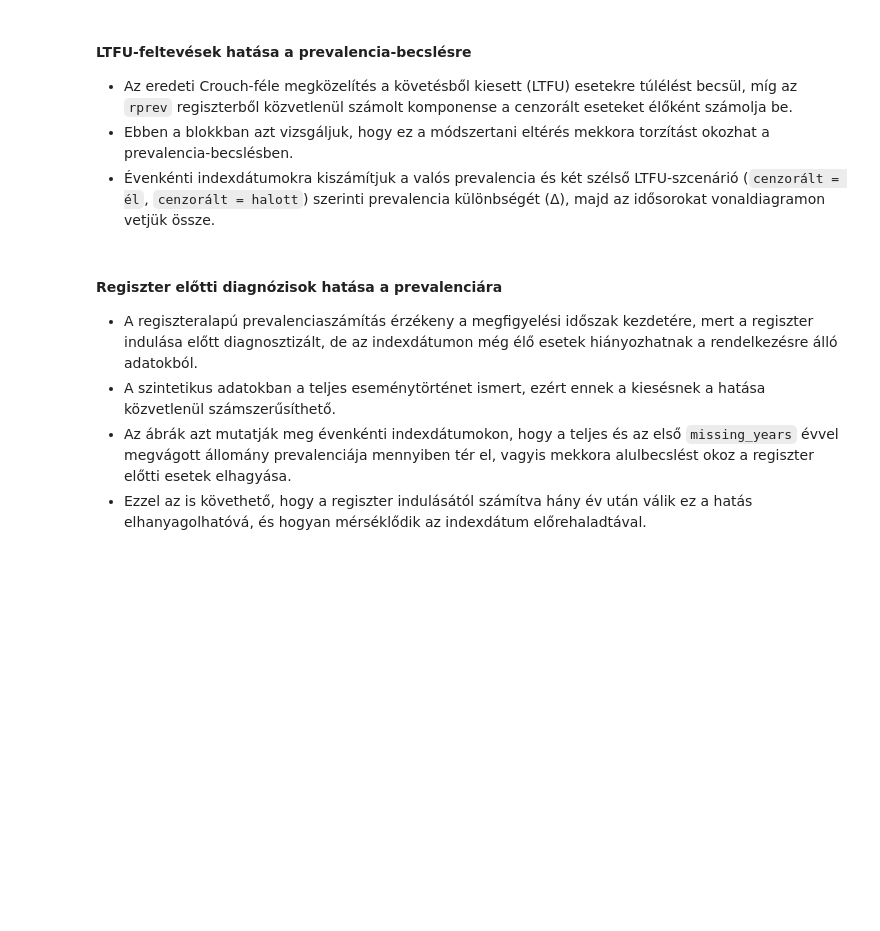
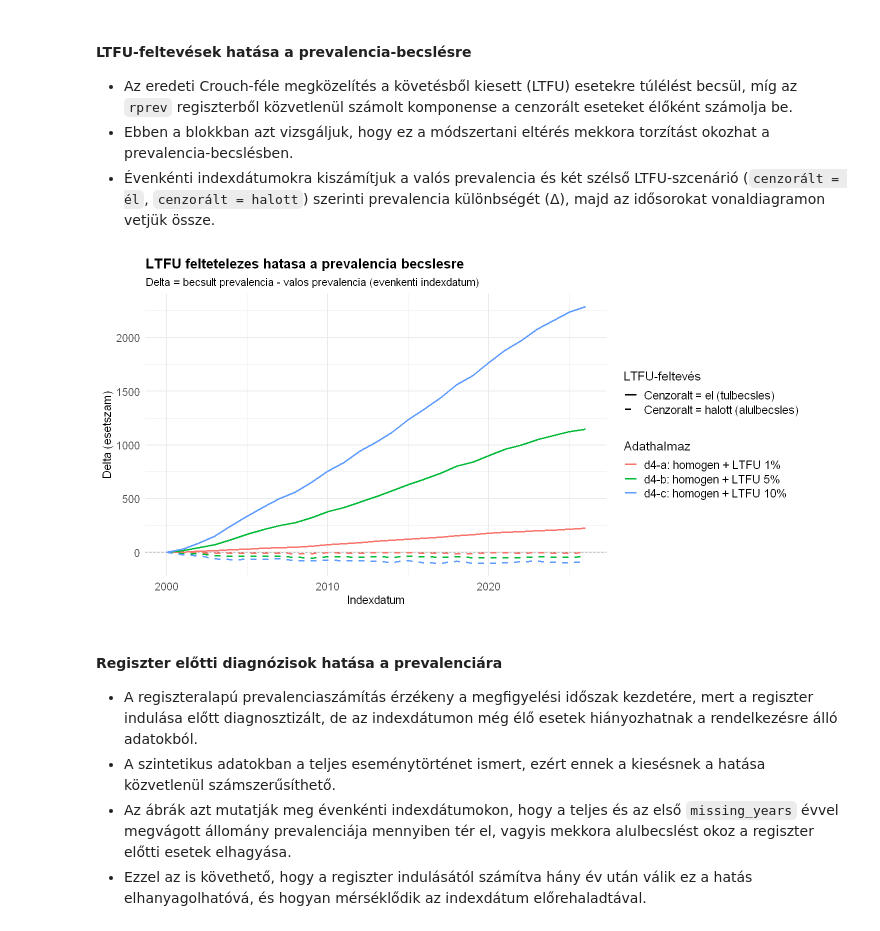
Before and after one commit to lrado1/rprev-ext, a Jupyter notebook: notebooks/performance-evaluation.ipynb, the cells around one changed output. Saved outputs shown, nothing was run; the diff lists cells and outputs as text; code cells hidden in the pictures; blank space fills up the shorter version.

```diff
--- a/notebooks/performance-evaluation.ipynb
+++ b/notebooks/performance-evaluation.ipynb
@@ -970,7 +990,7 @@ plot_ltfu_impact <- function(data_list,
   set_plot_size(analysis_config$plot_size$timeseries[1], analysis_config$plot_size$timeseries[2])
   scenario_levels <- c("Cenzoralt = el (tulbecsles)", "Cenzoralt = halott (alulbecsles)")
 
-  out <- lapply(names(data_list), function(nm) {
+  plot_list <- lapply(names(data_list), function(nm) {
     df <- data_list[[nm]]
 
     # Alapváltozók
@@ -995,51 +1015,59 @@ plot_ltfu_impact <- function(data_list,
       keep <- d_diag <= idx & (age_at_dx + as.numeric(idx - d_diag) / 365.25 <= max_age)
       true_prev <- sum(keep & d_true > idx, na.rm = TRUE)
 
       c(
         alive = sum(keep & !(delta_obs == 1L & d_obs <= idx), na.rm = TRUE) - true_prev,
         dead  = sum(keep & (d_obs > idx), na.rm = TRUE) - true_prev
       )
     })
 
     # Ábrázolási tábla
-    plot_df <- data.frame(
+    data.frame(
       index_date = rep(index_dates, 2),
+      dataset = nm,
       scenario = factor(rep(scenario_levels, each = length(index_dates)), levels = scenario_levels),
       delta = c(as.numeric(delta_mat["alive", ]), as.numeric(delta_mat["dead", ]))
     )
+  })
 
-    # Ábra
-    ggplot(plot_df, aes(x = index_date, y = delta, color = scenario)) +
+  plot_df <- dplyr::bind_rows(plot_list)
+  plot_df$dataset <- factor(plot_df$dataset, levels = names(data_list))
+
+  # Ábra
+  p <- ggplot(plot_df, aes(x = index_date, y = delta, color = dataset, linetype = scenario)) +
       geom_hline(yintercept = 0, linetype = "dashed", color = analysis_config$colors$neutral) +
       geom_line(linewidth = 1.1) +
-      geom_point(size = 2) +
-      scale_color_manual(values = stats::setNames(c(col_alive, col_dead), scenario_levels)) +
+      scale_color_discrete(name = "Adathalmaz") +
+      scale_linetype_manual(
+        values = stats::setNames(c("solid", "dashed"), scenario_levels),
+        name = "LTFU-feltevés"
+      ) +
       notebook_theme(base_size = analysis_config$base_size$standard) +
       labs(
-        title = paste0(nm, " - ", title),
+        title = title,
         subtitle = subtitle,
         x = "Indexdatum",
         y = "Delta (esetszam)",
-        color = NULL
+        color = NULL,
+        linetype = NULL
       )
-  })
 
-  names(out) <- names(data_list)
-  out
+  print(p)
+  p
 }
 
 # A függvény futtatása az összes EDA-szcenárióra
-ltfu_plots <- plot_ltfu_impact(list(
-  "d1: idealis" = df_eda_d1_idealis,
-  "d2: non-Weibull + x3" = df_eda_d2_nonweibull_x3,
-  "d3: non-Weibull + x3 + inhomogen" = df_eda_d3_nonweibull_x3_inhomogen,
+ltfu_plot <- plot_ltfu_impact(list(
+  # "d1: idealis" = df_eda_d1_idealis,
+  # "d2: non-Weibull + x3" = df_eda_d2_nonweibull_x3,
+  # "d3: non-Weibull + x3 + inhomogen" = df_eda_d3_nonweibull_x3_inhomogen,
   "d4-a: homogen + LTFU 1%" = df_eda_d4_a_homogen_ltfu_1,
   "d4-b: homogen + LTFU 5%" = df_eda_d4_b_homogen_ltfu_5,
-  "d4-c: homogen + LTFU 10%" = df_eda_d4_c_homogen_ltfu_10,
-  "d5: non-Weibull + x3 + inhomogen + LTFU 1%" = df_eda_d5_inhomogen_ltfu_1
+  "d4-c: homogen + LTFU 10%" = df_eda_d4_c_homogen_ltfu_10
+  # "d5: non-Weibull + x3 + inhomogen + LTFU 1%" = df_eda_d5_inhomogen_ltfu_1
 ))
-
-invisible(lapply(names(ltfu_plots), function(nm) ltfu_plots[[nm]]))
+# %% [output]
+[figure, added]
 # %% [markdown]
 #### Regiszter előtti diagnózisok hatása a prevalenciára
 - A regiszteralapú prevalenciaszámítás érzékeny a megfigyelési időszak kezdetére, mert a regiszter indulása előtt diagnosztizált, de az indexdátumon még élő esetek hiányozhatnak a rendelkezésre álló adatokból.
```
Also changed, not shown: parts of 9 cells of this notebook.
